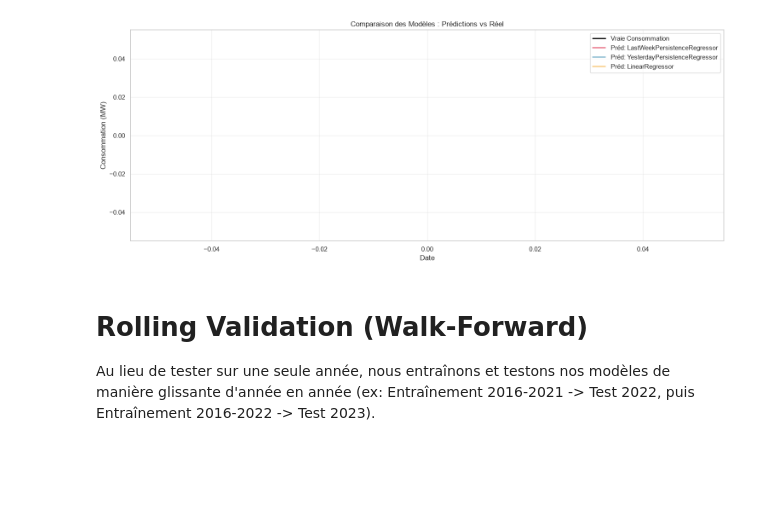
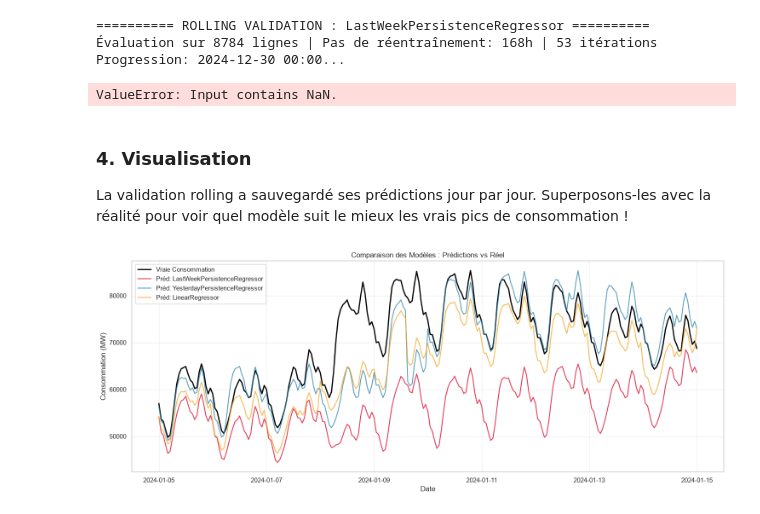
Before and after one commit to LeStolz/ConsommationElectrique, a Jupyter notebook: notebooks/02_baselines_evaluation.ipynb, the cells around one changed output. Cells and saved outputs as stored; diff of their text form; code cells hidden in the pictures; blank space fills up the shorter version.

Commit message:
Update LinearRegression Model

```diff
--- a/notebooks/02_baselines_evaluation.ipynb
+++ b/notebooks/02_baselines_evaluation.ipynb
@@ -21,11 +35,8 @@ df = pd.read_csv('../data/processed/dataset_final.csv')
 # %%
-df['timestamp_paris'] = pd.to_datetime(df['timestamp_paris'], utc=True).dt.tz_convert('Europe/Paris')
-
 evaluator = TimeSeriesEvaluator(df)
 
-# 3. Découpage chronologique
-val_start = pd.to_datetime('2025-01-01').tz_localize('Europe/Paris')
-test_start = pd.to_datetime('2026-01-01').tz_localize('Europe/Paris')
+val_start = pd.to_datetime('2024-01-01').tz_localize('Europe/Paris')
+test_start = pd.to_datetime('2025-01-01').tz_localize('Europe/Paris')
 
 df_train, df_val, df_test = evaluator.split_data(val_start, test_start)
 # %% [output]
@@ -59,11 +75,33 @@ array([61116.27689297, 58618.39704761, 57745.39689289, ...,
+# %%
+# Modèle 1 : Semaine précédente (Avance par pas de 7 jours = 168h)
+model_hebdo = LastWeekPersistenceRegressor()
+evaluator.rolling_validation(model_hebdo, df_train, df_val, step_size_hours=168)
+# Modèle 2 : Jour précédent (Avance par pas de 1 jour = 24h)
+model_yesterday = YesterdayPersistenceRegressor()
+evaluator.rolling_validation(model_yesterday, df_train, df_val, step_size_hours=24)
+# Modèle 3 : Régression Linéaire (Avance par pas de 1 jour = 24h)
+model_lr = LinearRegressor(
+	features_cols=[
+		'heure', 'jour_semaine', 'jour_annee', 'mois', 'annee', 'weekend', 'ferie', 'vacances',
+		'temperature_c_pondere_pop_meme_heure_derniere_connue',
+		'consommation_mw_meme_heure_derniere_connue'
+	]
+)
+
+evaluator.rolling_validation(model_lr, df_train, df_val, step_size_hours=24)
+# %% [output]
+========== ROLLING VALIDATION : LastWeekPersistenceRegressor ==========
+Évaluation sur 8784 lignes | Pas de réentraînement: 168h | 53 itérations
+Progression: 2024-12-30 00:00...
+ValueError: Input contains NaN.
+# %% [markdown]
+### 4. Visualisation
+La validation rolling a sauvegardé ses prédictions jour par jour. Superposons-les avec la réalité pour voir quel modèle suit le mieux les vrais pics de consommation !
 # %%
-# 5. Graphique des prédictions (Zoom sur le mois de Janvier 2025 pour y voir clair)
-start_zoom = pd.to_datetime('2025-01-05').tz_localize('Europe/Paris')
-end_zoom = pd.to_datetime('2025-01-15').tz_localize('Europe/Paris')
+# Zoomons sur le mois de Janvier 2024 (le début de notre set de validation)
+start_zoom = pd.to_datetime('2024-01-05').tz_localize('Europe/Paris')
+end_zoom = pd.to_datetime('2024-01-15').tz_localize('Europe/Paris')
 
-evaluator.plot_predictions(df_test, start_date=start_zoom, end_date=end_zoom)
+evaluator.plot_predictions(df_val, start_date=start_zoom, end_date=end_zoom)
 # %% [output]
-[figure, old version]
+[figure, new version]
-# %% [markdown]
-# Rolling Validation (Walk-Forward)
-Au lieu de tester sur une seule année, nous entraînons et testons nos modèles de manière glissante d'année en année (ex: Entraînement 2016-2021 -> Test 2022, puis Entraînement 2016-2022 -> Test 2023).
```
Also changed, not shown: parts of 11 cells of this notebook, 3 other files.
